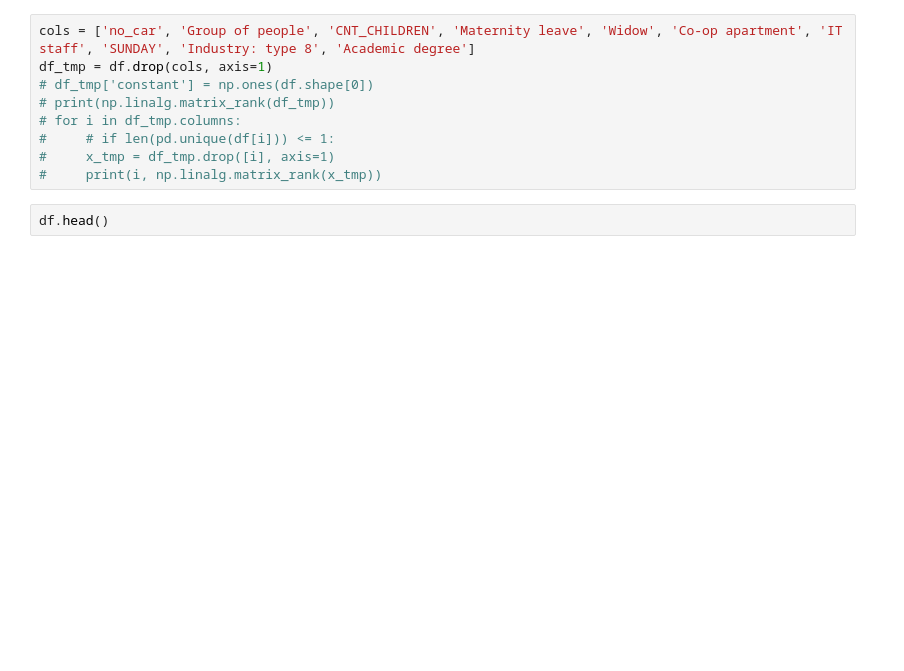
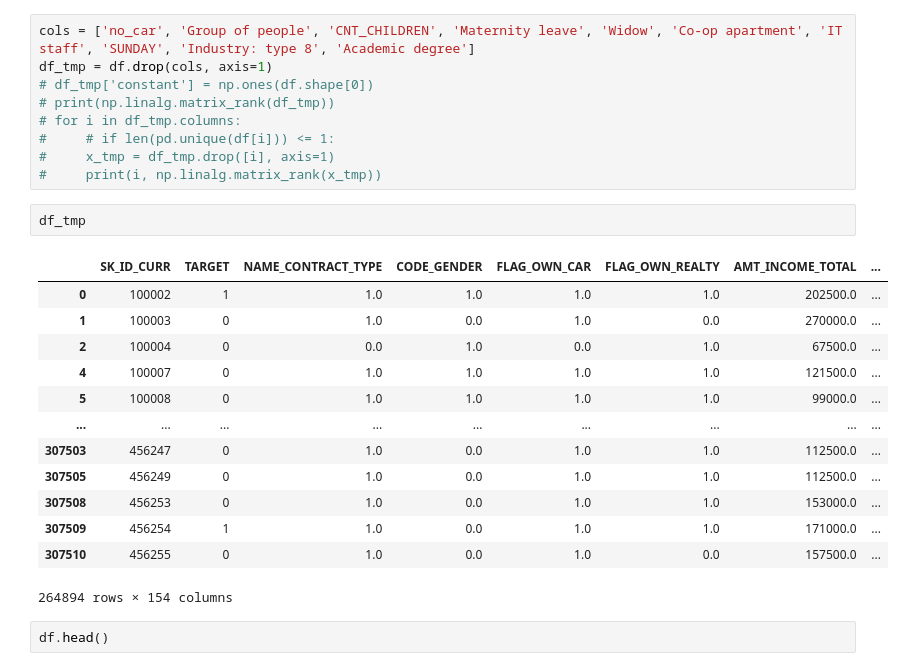
Before and after one commit to benbananas/ORIE5741_final, a Jupyter notebook: model_copy-ext-norm.ipynb, the cells around one changed output. Drawn from its saved outputs; the diff is of its cells as text; blank space fills up the shorter version.

```diff
--- a/model_copy-ext-norm.ipynb
+++ b/model_copy-ext-norm.ipynb
@@ -73,6 +73,22 @@ df_tmp = df.drop(cols, axis=1)
 #     # if len(pd.unique(df[i])) <= 1:
 #     x_tmp = df_tmp.drop([i], axis=1)
 #     print(i, np.linalg.matrix_rank(x_tmp))
+# %%
+df_tmp
+# %% [output]
+|  | SK_ID_CURR | TARGET | NAME_CONTRACT_TYPE | CODE_GENDER | FLAG_OWN_CAR | FLAG_OWN_REALTY | AMT_INCOME_TOTAL | ... |
+| 0 | 100002 | 1 | 1.0 | 1.0 | 1.0 | 1.0 | 202500.0 | ... |
+| 1 | 100003 | 0 | 1.0 | 0.0 | 1.0 | 0.0 | 270000.0 | ... |
+| 2 | 100004 | 0 | 0.0 | 1.0 | 0.0 | 1.0 | 67500.0 | ... |
+| 4 | 100007 | 0 | 1.0 | 1.0 | 1.0 | 1.0 | 121500.0 | ... |
+| 5 | 100008 | 0 | 1.0 | 1.0 | 1.0 | 1.0 | 99000.0 | ... |
+| ... | ... | ... | ... | ... | ... | ... | ... | ... |
+| 307503 | 456247 | 0 | 1.0 | 0.0 | 1.0 | 1.0 | 112500.0 | ... |
+| 307505 | 456249 | 0 | 1.0 | 0.0 | 1.0 | 1.0 | 112500.0 | ... |
+| 307508 | 456253 | 0 | 1.0 | 0.0 | 1.0 | 1.0 | 153000.0 | ... |
+| 307509 | 456254 | 1 | 1.0 | 0.0 | 1.0 | 1.0 | 171000.0 | ... |
+| 307510 | 456255 | 0 | 1.0 | 0.0 | 1.0 | 0.0 | 157500.0 | ... |
+264894 rows × 154 columns
 # %%
 df.head()
 # %% [output]
```
Also changed, not shown: parts of 3 cells of this notebook, 3 other files.
